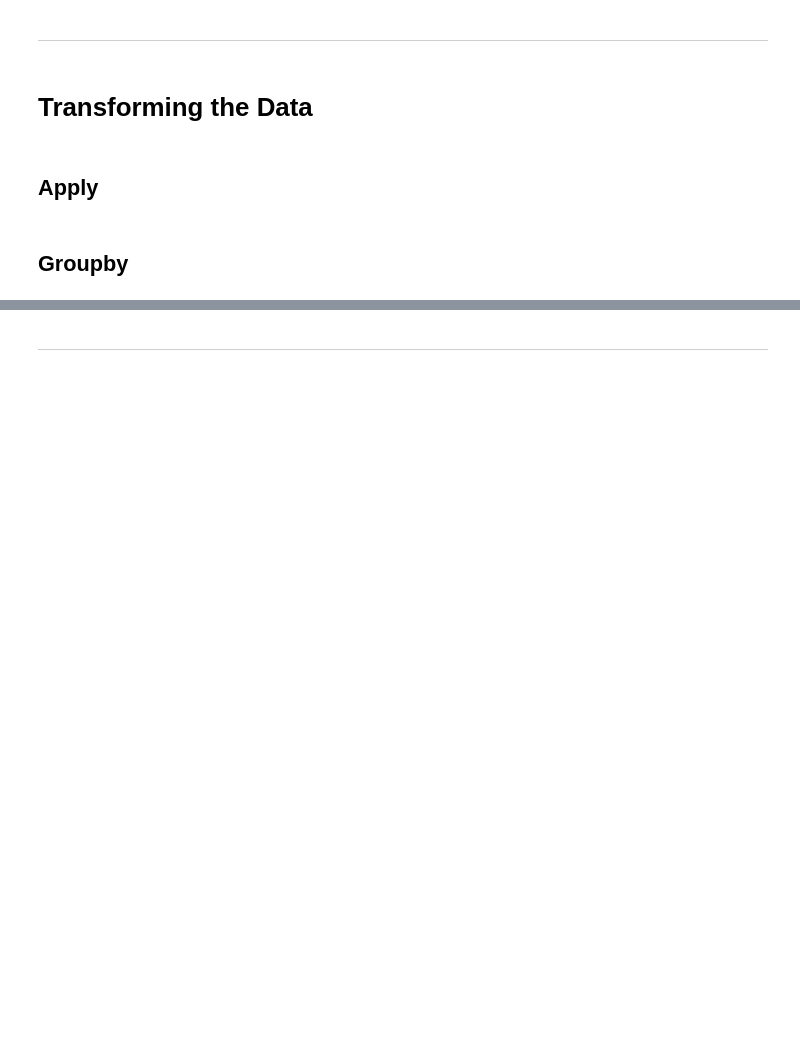
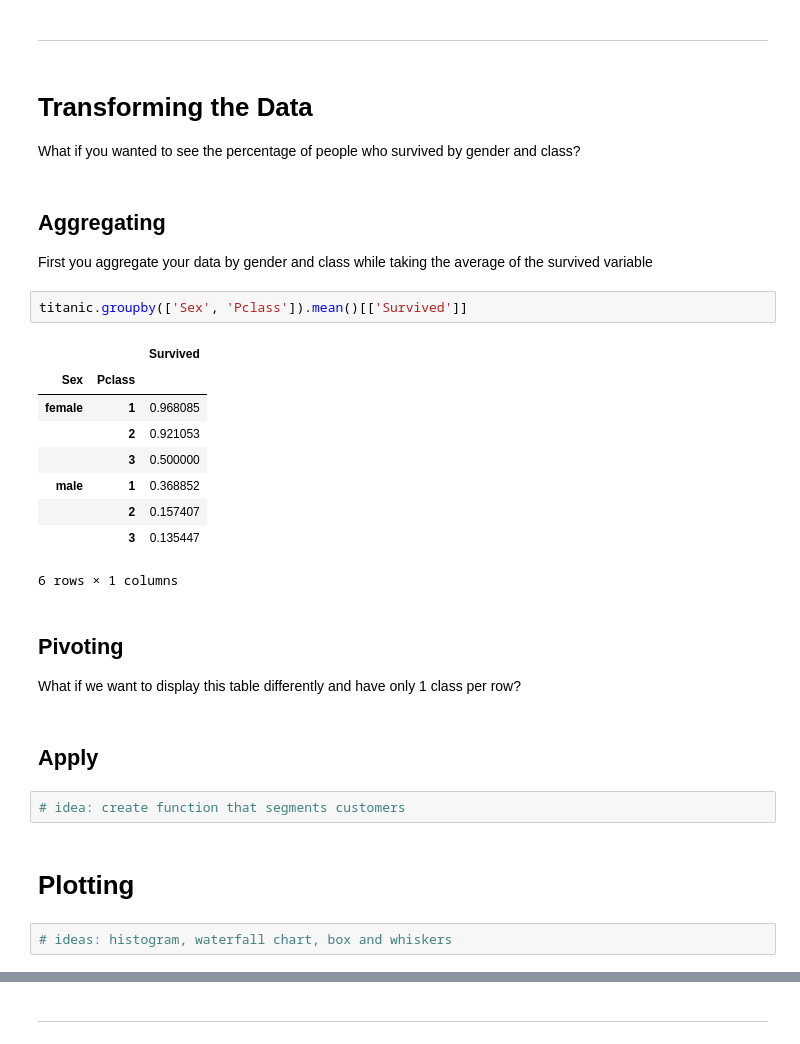
Before and after one commit to jackiekazil/intro_pandas, a Jupyter notebook: pandas_tutorial.ipynb, the cells around one changed output, grey strips where cells are left out. Drawn from its saved outputs; the diff is of its cells as text; blank space fills up the shorter version.

Commit message:
more updates to transforming data

```diff
--- a/pandas_tutorial.ipynb
+++ b/pandas_tutorial.ipynb
@@ -324,9 +330,32 @@ picwell_employees.merge(picwell_birthdays, how='right', on=['name'])
 3 rows × 4 columns
 # %% [markdown]
 ---
-# %% [markdown]
-# Transforming the Data
+# %% [markdown]
+# Transforming the Data
+What if you wanted to see the percentage of people who survived by gender and class?
+# %% [markdown]
+## Aggregating
+First you aggregate your data by gender and class while taking the average of the survived variable
+# %%
+titanic.groupby(['Sex', 'Pclass']).mean()[['Survived']]
+# %% [output]
+|  |  | Survived |
+| Sex | Pclass |  |
+| female | 1 | 0.968085 |
+|  | 2 | 0.921053 |
+|  | 3 | 0.500000 |
+| male | 1 | 0.368852 |
+|  | 2 | 0.157407 |
+|  | 3 | 0.135447 |
+6 rows × 1 columns
+# %% [markdown]
+## Pivoting
+What if we want to display this table differently and have only 1 class per row?
 # %% [markdown]
 ## Apply
+# %%
+# idea: create function that segments customers
 # %% [markdown]
-## Groupby
+# Plotting
+# %%
+# ideas: histogram, waterfall chart, box and whiskers
```
Also changed, not shown: parts of 7 cells of this notebook.
